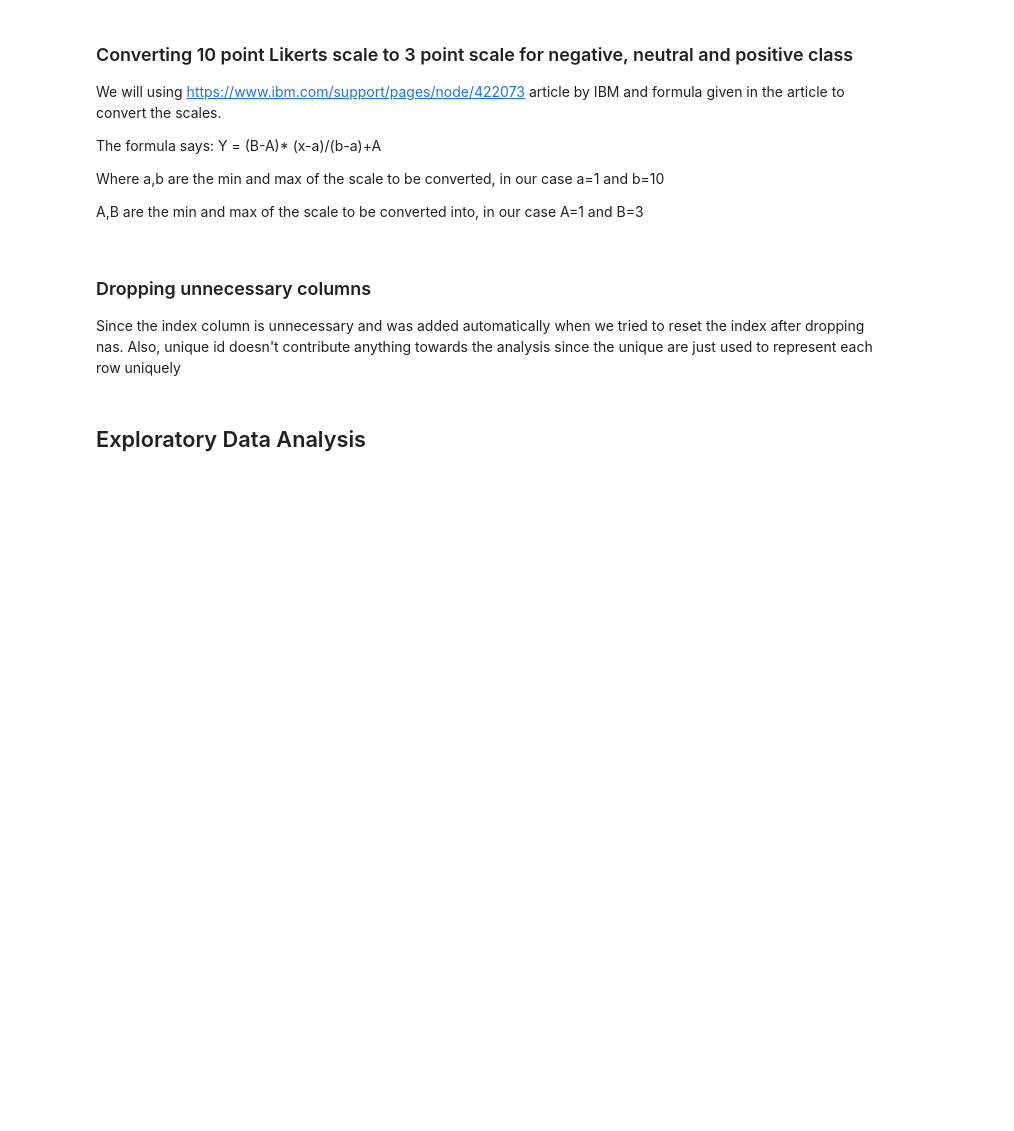
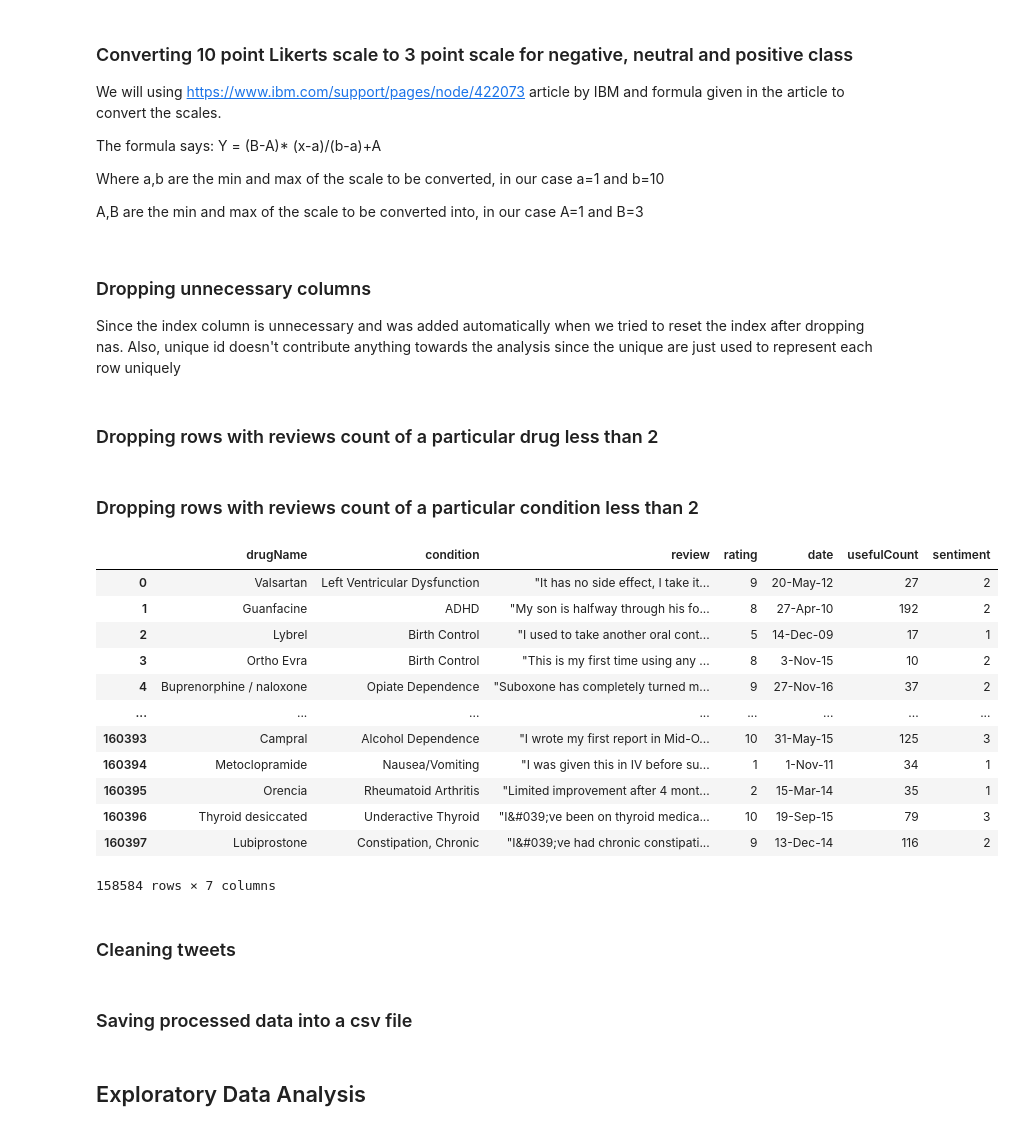
Before and after one commit to Laxman-Kumar/Drugs-Review-Text-Mining-Project, a Jupyter notebook: Text Mining Project.ipynb, the cells around one changed output. Saved outputs shown, nothing was run; the diff lists cells and outputs as text; code cells hidden in the pictures; blank space fills up the shorter version.

```diff
--- a/Text Mining Project.ipynb
+++ b/Text Mining Project.ipynb
@@ -121,3 +132,11 @@ df['sentiment'] = ((B-A)*(df['rating']-a)/(b-a)+A).astype(int)
 Since the index column is unnecessary and was added automatically when we tried to reset the index after dropping nas. Also, unique id doesn't contribute anything towards the analysis since the unique are just used to represent each row uniquely
 # %%
 df.drop(['index','uniqueID'],inplace=True,axis=1)
+# %% [markdown]
+### Dropping rows with reviews count of a particular drug less than 2
+# %%
+droppedIndex = df.groupby(['drugName']).count().sort_values(by='condition')[:797].index
+droppedIndex = df[df['drugName'].isin(list(droppedIndex))].index
+df.drop(list(droppedIndex),inplace=True)
+# %% [markdown]
+### Dropping rows with reviews count of a particular condition less than 2
@@ -123,0 +147,16 @@ df.drop(['index','uniqueID'],inplace=True,axis=1)
+# %%
+df
+# %% [output]
+|  | drugName | condition | review | rating | date | usefulCount | sentiment |
+| 0 | Valsartan | Left Ventricular Dysfunction | "It has no side effect, I take it... | 9 | 20-May-12 | 27 | 2 |
+| 1 | Guanfacine | ADHD | "My son is halfway through his fo... | 8 | 27-Apr-10 | 192 | 2 |
+| 2 | Lybrel | Birth Control | "I used to take another oral cont... | 5 | 14-Dec-09 | 17 | 1 |
+| 3 | Ortho Evra | Birth Control | "This is my first time using any ... | 8 | 3-Nov-15 | 10 | 2 |
+| 4 | Buprenorphine / naloxone | Opiate Dependence | "Suboxone has completely turned m... | 9 | 27-Nov-16 | 37 | 2 |
+| ... | ... | ... | ... | ... | ... | ... | ... |
+| 160393 | Campral | Alcohol Dependence | "I wrote my first report in Mid-O... | 10 | 31-May-15 | 125 | 3 |
+| 160394 | Metoclopramide | Nausea/Vomiting | "I was given this in IV before su... | 1 | 1-Nov-11 | 34 | 1 |
+| 160395 | Orencia | Rheumatoid Arthritis | "Limited improvement after 4 mont... | 2 | 15-Mar-14 | 35 | 1 |
+| 160396 | Thyroid desiccated | Underactive Thyroid | "I&#039;ve been on thyroid medica... | 10 | 19-Sep-15 | 79 | 3 |
+| 160397 | Lubiprostone | Constipation, Chronic | "I&#039;ve had chronic constipati... | 9 | 13-Dec-14 | 116 | 2 |
+158584 rows × 7 columns
@@ -123,0 +166,2 @@ df.drop(['index','uniqueID'],inplace=True,axis=1)
+# %% [markdown]
+### Cleaning tweets
@@ -123,0 +176,2 @@ df.drop(['index','uniqueID'],inplace=True,axis=1)
+# %% [markdown]
+### Saving processed data into a csv file
```
Also changed, not shown: parts of 25 cells of this notebook.
